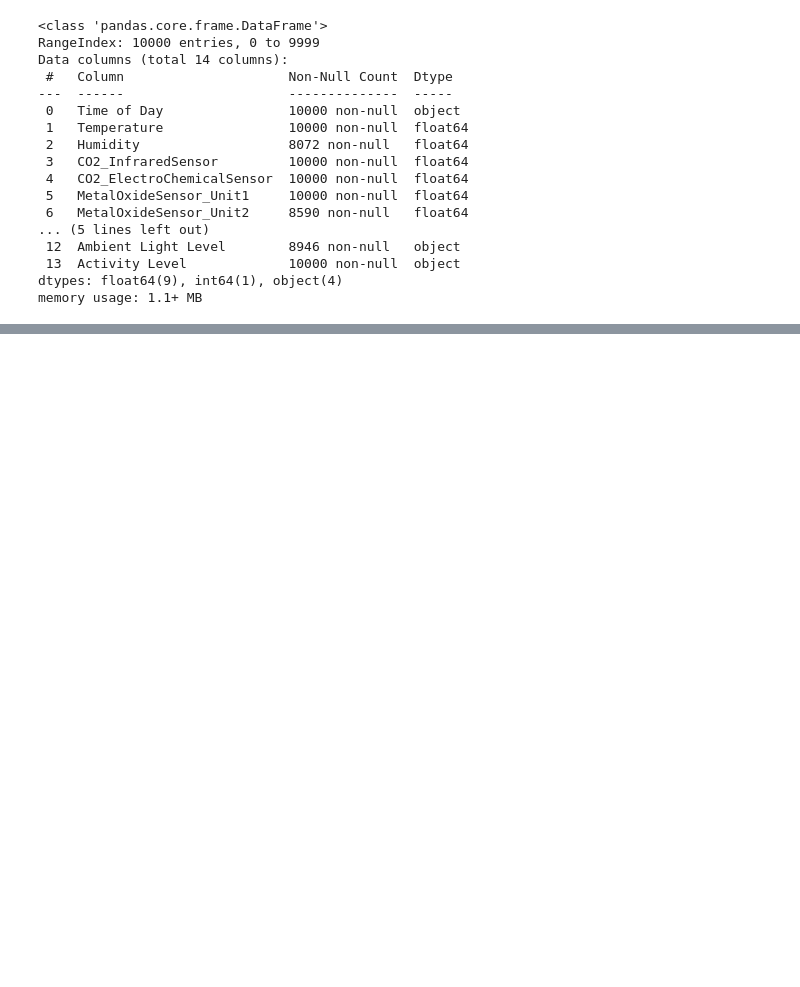
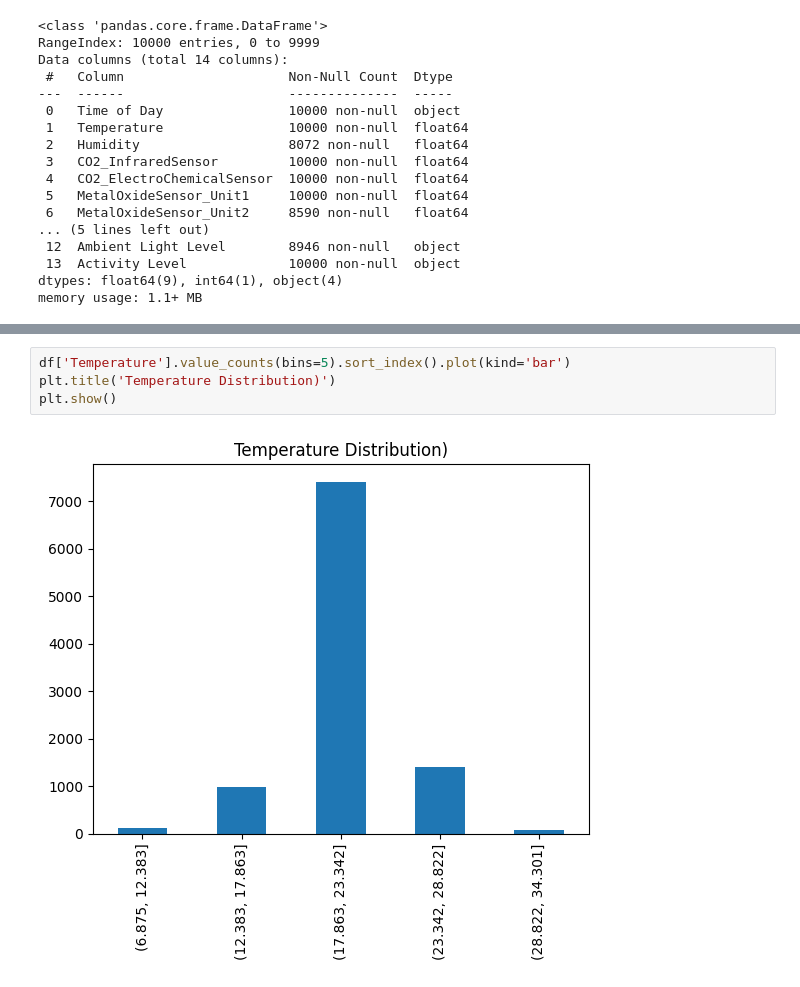
Before and after one commit to cucucumber789-svg/EGT309_T2_Chickenpie, a Jupyter notebook: eda.ipynb, the cells around one changed output, grey strips where cells are left out. Cells and saved outputs as stored; diff of their text form; blank space fills up the shorter version.

```diff
--- a/eda.ipynb
+++ b/eda.ipynb
@@ -43,0 +79,6 @@ memory usage: 1.1+ MB
+# %%
+df['Temperature'].value_counts(bins=5).sort_index().plot(kind='bar')
+plt.title('Temperature Distribution)')
+plt.show()
+# %% [output]
+[figure, added]
```
Also changed, not shown: parts of 18 cells of this notebook.
